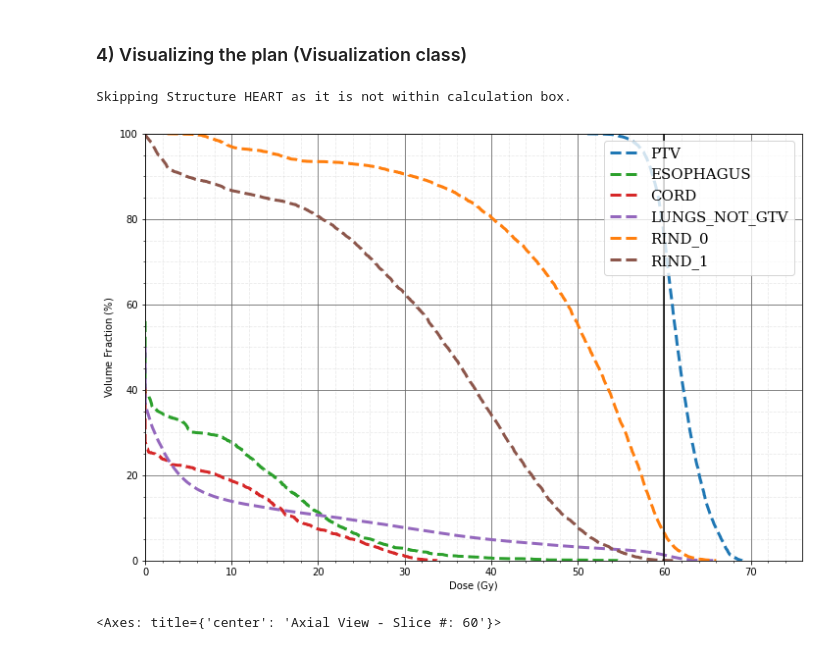
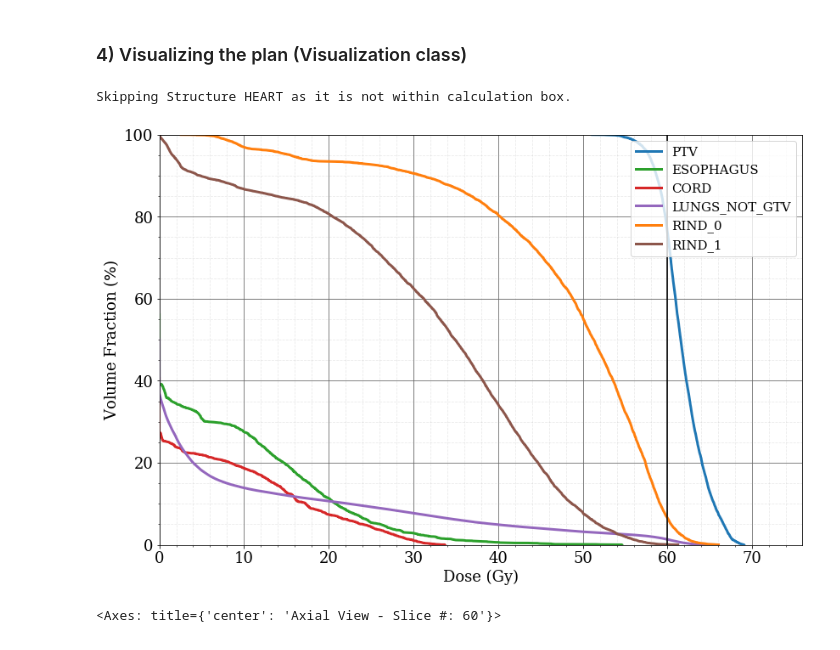
Before and after one commit to PortPy-Project/PortPy, a Jupyter notebook: examples/vmat_scp_tutorial.ipynb, the cells around one changed output. Cells and saved outputs as stored; diff of their text form; code cells hidden in the pictures.

```diff
--- a/examples/vmat_scp_tutorial.ipynb
+++ b/examples/vmat_scp_tutorial.ipynb
@@ -127,12 +127,12 @@ plt.show()
 # %%
 # plot dvh for the above structures
 fig, ax = plt.subplots(figsize=(12, 8))
 struct_names = ['PTV', 'ESOPHAGUS', 'HEART', 'CORD', 'RIND_0', 'RIND_1', 'LUNGS_NOT_GTV']
-pp.Visualization.plot_dvh(my_plan, sol=sol, struct_names=struct_names, style='dashed', ax=ax)
+pp.Visualization.plot_dvh(my_plan, sol=sol, struct_names=struct_names, ax=ax)
 plt.show()
 # %% [output]
 Skipping Structure HEART as it is not within calculation box.
-[figure, old version]
+[figure, new version]
 # %%
 # plot 2d axial slice for the given solution and display the structures contours on the slice
 pp.Visualization.plot_2d_slice(my_plan=my_plan, sol=sol, slice_num=60, struct_names=['PTV'])
```
Also changed, not shown: 3 other files.
